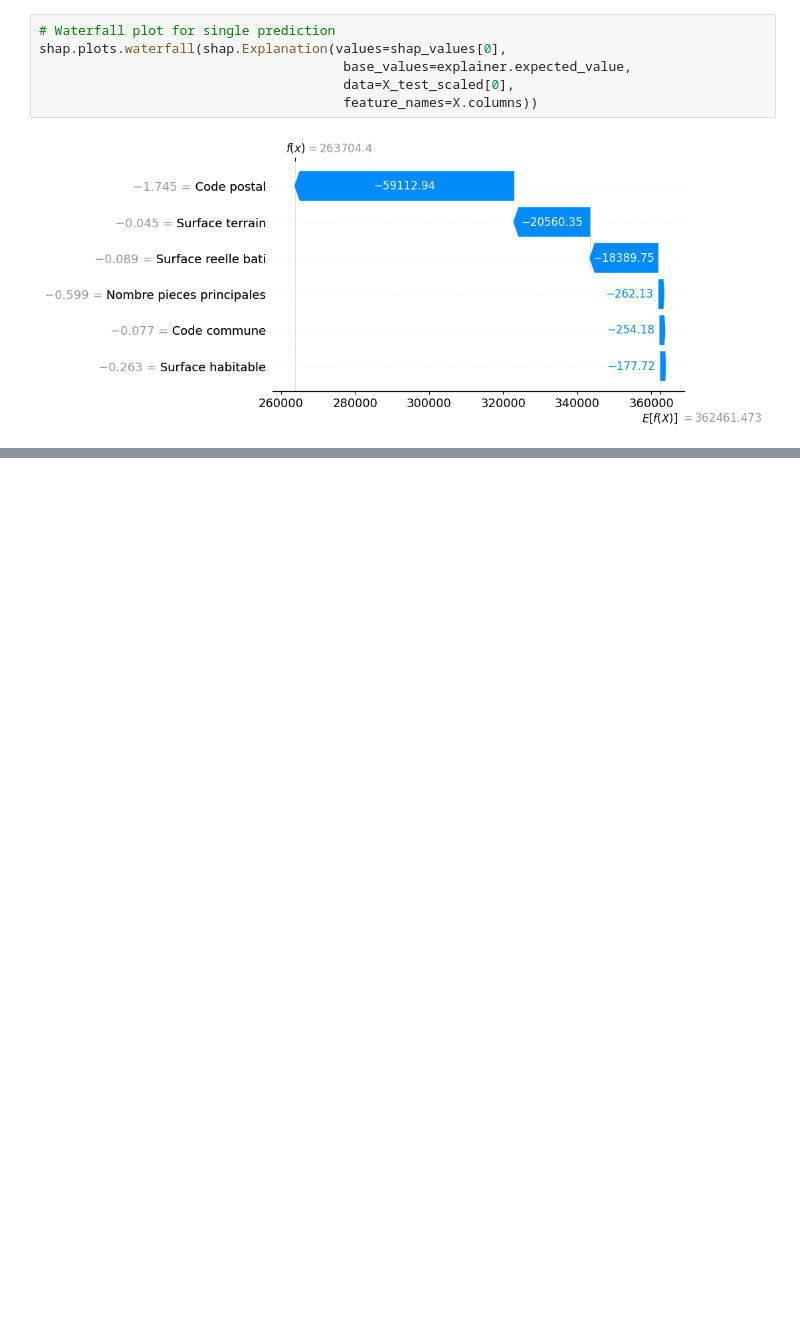
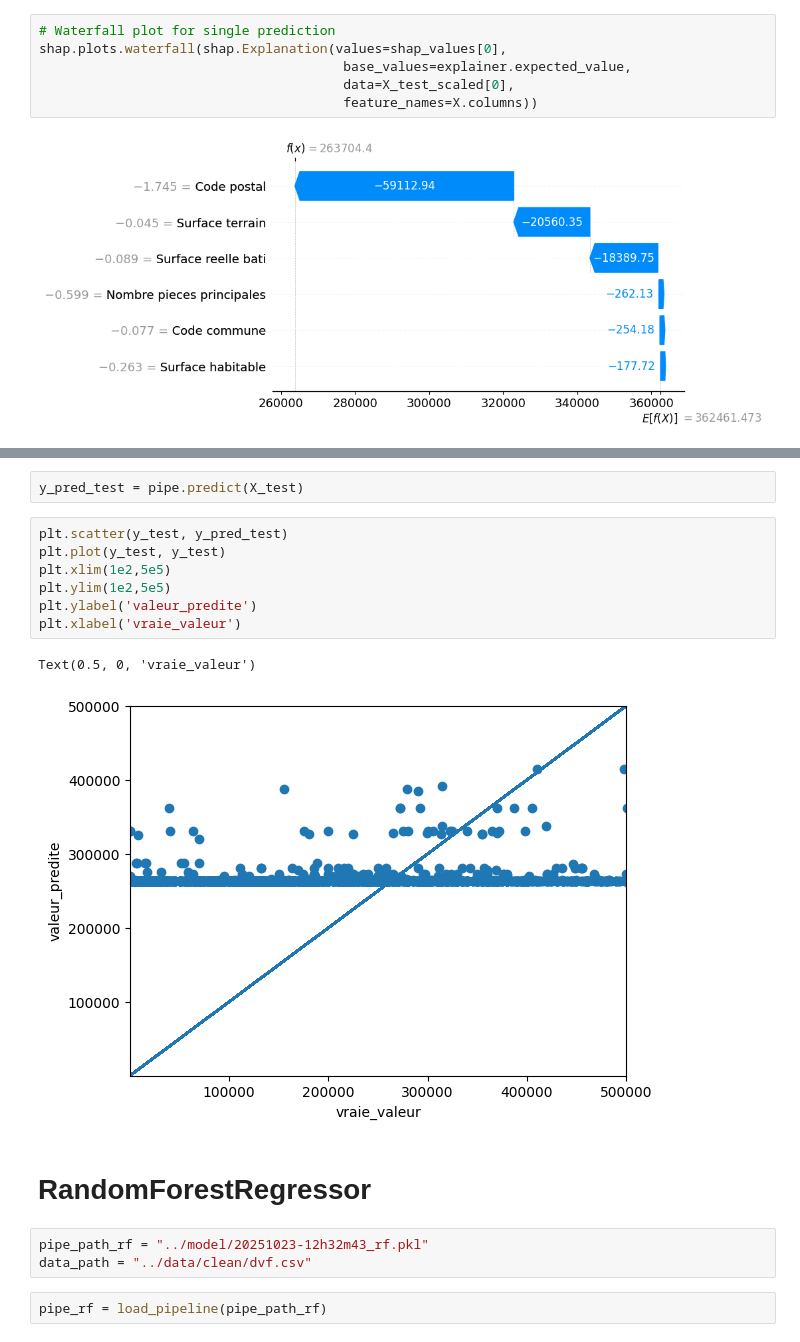
Before and after one commit to VestiC1/Projet-immo, a Jupyter notebook: notebooks/model-shap.ipynb, the cells around one changed output, grey strips where cells are left out. Drawn from its saved outputs; the diff is of its cells as text; blank space fills up the shorter version.

```diff
--- a/notebooks/model-shap.ipynb
+++ b/notebooks/model-shap.ipynb
@@ -74,3 +79,22 @@ corr.style.background_gradient(cmap='coolwarm')
 | Nombre pieces principales | -0.005556 | 0.010471 | 0.193384 | 1.000000 | 0.232598 | ... |
 | Surface reelle bati | 0.016339 | 0.023900 | 0.072972 | 0.232598 | 1.000000 | ... |
 | Surface terrain | 0.038674 | 0.036694 | -0.097213 | -0.111254 | -0.037290 | ... |
+# %%
+y_pred_test = pipe.predict(X_test)
+# %%
+plt.scatter(y_test, y_pred_test)
+plt.plot(y_test, y_test)
+plt.xlim(1e2,5e5)
+plt.ylim(1e2,5e5)
+plt.ylabel('valeur_predite')
+plt.xlabel('vraie_valeur')
+# %% [output]
+Text(0.5, 0, 'vraie_valeur')
+[figure, added]
+# %% [markdown]
+# RandomForestRegressor
+# %%
+pipe_path_rf = "../model/20251023-12h32m43_rf.pkl"
+data_path = "../data/clean/dvf.csv"
+# %%
+pipe_rf = load_pipeline(pipe_path_rf)
```
Also changed, not shown: parts of 27 cells of this notebook.
